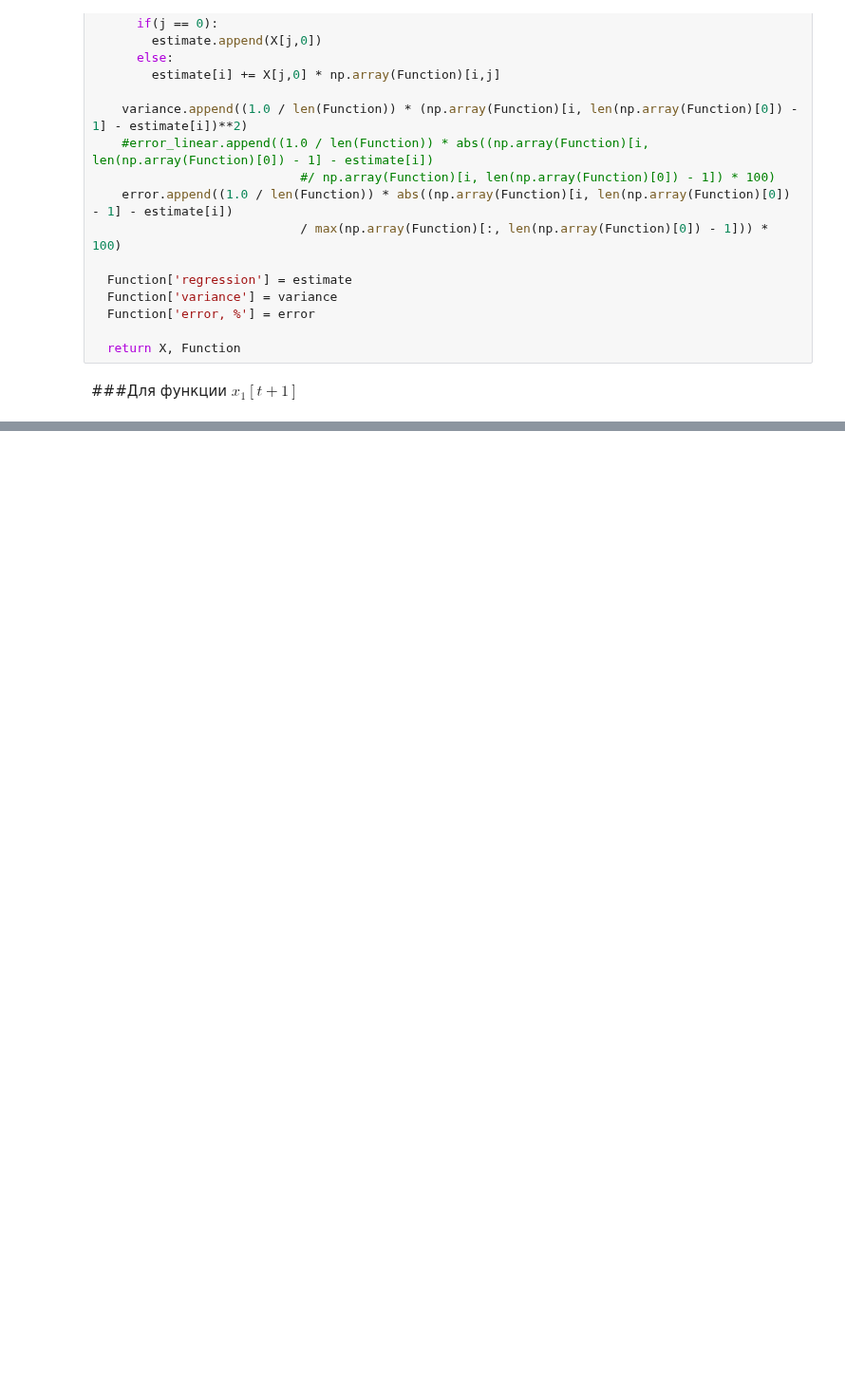
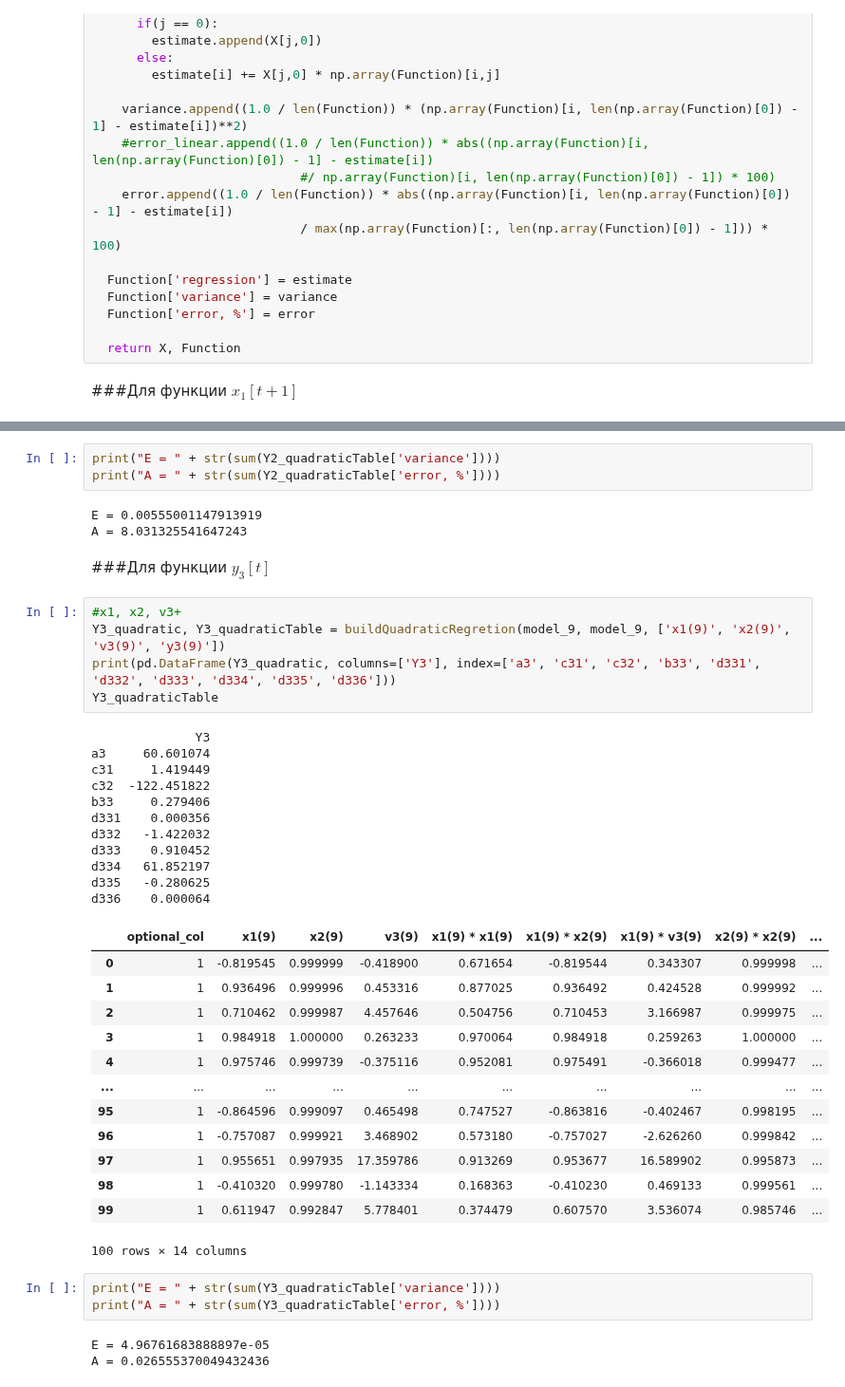
Before and after one commit to Viktory4121/MORD, a Jupyter notebook: ДОМ.ipynb, the cells around one changed output, grey strips where cells are left out. Shown at 95% size. Cells and saved outputs as stored; diff of their text form; blank space fills up the shorter version.

```diff
--- a/ДОМ.ipynb
+++ b/ДОМ.ipynb
@@ -518,0 +653,44 @@ d112 -7.356998e-08
+# %%
+print("E = " + str(sum(Y2_quadraticTable['variance'])))
+print("A = " + str(sum(Y2_quadraticTable['error, %'])))
+# %% [output]
+E = 0.00555001147913919
+A = 8.031325541647243
+# %% [markdown]
+###Для функции $y_3[t]$
+# %%
+#x1, x2, v3+
+Y3_quadratic, Y3_quadraticTable = buildQuadraticRegretion(model_9, model_9, ['x1(9)', 'x2(9)', 'v3(9)', 'y3(9)'])
+print(pd.DataFrame(Y3_quadratic, columns=['Y3'], index=['a3', 'c31', 'c32', 'b33', 'd331', 'd332', 'd333', 'd334', 'd335', 'd336']))
+Y3_quadraticTable
+# %% [output]
+              Y3
+a3     60.601074
+c31     1.419449
+c32  -122.451822
+b33     0.279406
+d331    0.000356
+d332   -1.422032
+d333    0.910452
+d334   61.852197
+d335   -0.280625
+d336    0.000064
+|  | optional_col | x1(9) | x2(9) | v3(9) | x1(9) * x1(9) | x1(9) * x2(9) | x1(9) * v3(9) | x2(9) * x2(9) | ... |
+| 0 | 1 | -0.819545 | 0.999999 | -0.418900 | 0.671654 | -0.819544 | 0.343307 | 0.999998 | ... |
+| 1 | 1 | 0.936496 | 0.999996 | 0.453316 | 0.877025 | 0.936492 | 0.424528 | 0.999992 | ... |
+| 2 | 1 | 0.710462 | 0.999987 | 4.457646 | 0.504756 | 0.710453 | 3.166987 | 0.999975 | ... |
+| 3 | 1 | 0.984918 | 1.000000 | 0.263233 | 0.970064 | 0.984918 | 0.259263 | 1.000000 | ... |
+| 4 | 1 | 0.975746 | 0.999739 | -0.375116 | 0.952081 | 0.975491 | -0.366018 | 0.999477 | ... |
+| ... | ... | ... | ... | ... | ... | ... | ... | ... | ... |
+| 95 | 1 | -0.864596 | 0.999097 | 0.465498 | 0.747527 | -0.863816 | -0.402467 | 0.998195 | ... |
+| 96 | 1 | -0.757087 | 0.999921 | 3.468902 | 0.573180 | -0.757027 | -2.626260 | 0.999842 | ... |
+| 97 | 1 | 0.955651 | 0.997935 | 17.359786 | 0.913269 | 0.953677 | 16.589902 | 0.995873 | ... |
+| 98 | 1 | -0.410320 | 0.999780 | -1.143334 | 0.168363 | -0.410230 | 0.469133 | 0.999561 | ... |
+| 99 | 1 | 0.611947 | 0.992847 | 5.778401 | 0.374479 | 0.607570 | 3.536074 | 0.985746 | ... |
+100 rows × 14 columns
+# %%
+print("E = " + str(sum(Y3_quadraticTable['variance'])))
+print("A = " + str(sum(Y3_quadraticTable['error, %'])))
+# %% [output]
+E = 4.96761683888897e-05
+A = 0.026555370049432436
```
Also changed, not shown: parts of 27 cells of this notebook.
